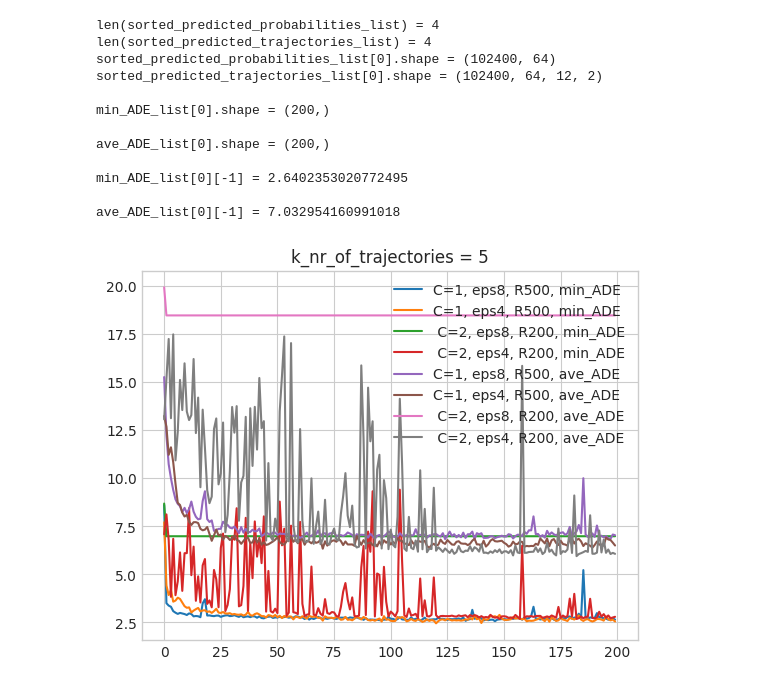
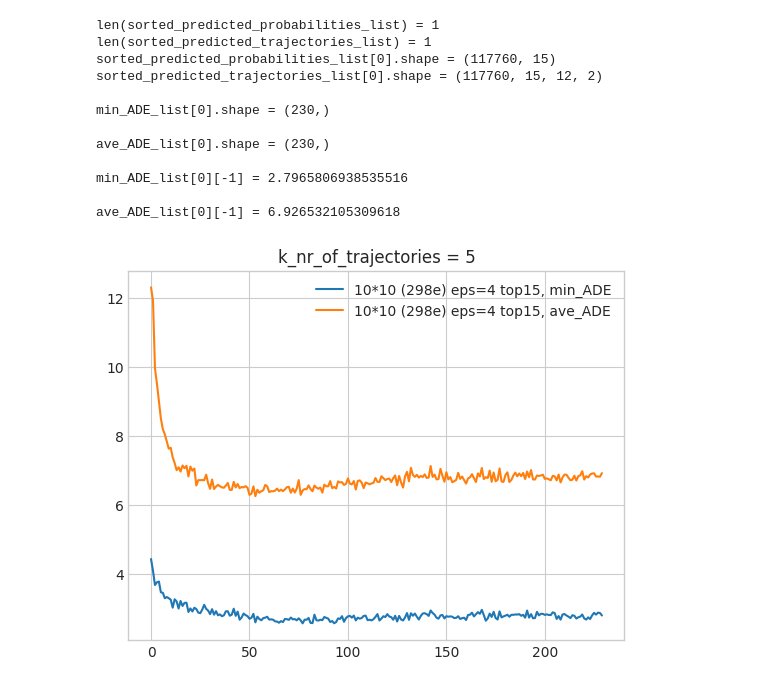
Before and after one commit to dolander1/nuscenes_dolander1, a Jupyter notebook: python-sdk/tutorials/DanielNotebook.ipynb, the cells around one changed output. Saved outputs shown, nothing was run; the diff lists cells and outputs as text; code cells hidden in the pictures.

```diff
--- a/python-sdk/tutorials/DanielNotebook.ipynb
+++ b/python-sdk/tutorials/DanielNotebook.ipynb
@@ -240,42 +311,47 @@ def get_ADE_for_k_trajectories(sorted_predicted_trajectories, ground_truth_traje
 ############### Calculate and plot many files
 
 k_nr_of_trajectories = 5
 
-results1 = [get_sorted_most_likely_trajectories(logits_loaded, lattice) for logits_loaded, lattice in zip(logits_loaded_list, lattice_list)]
-sorted_predicted_probabilities_list, sorted_predicted_trajectories_list = zip(*results1)
+## OLD
+# results1 = [get_sorted_most_likely_trajectories(logits_loaded, lattice) for logits_loaded, lattice in zip(logits_loaded_list, lattice_list)]
+# sorted_predicted_probabilities_list, sorted_predicted_trajectories_list = zip(*results1)
+
+# New
+sorted_predicted_trajectories_list = [get_sorted_most_likely_trajectories(indices_loaded, lattice) for indices_loaded, lattice in zip(indices_loaded_list, lattice_list)]
+sorted_predicted_probabilities_list = probabilities_list.copy()
 
 results2 = [get_ADE_for_k_trajectories(sorted_predicted_trajectories, ground_truth_loaded, k_nr_of_trajectories, train_boolean, dataset_factor) for sorted_predicted_trajectories, ground_truth_loaded, dataset_factor in zip(sorted_predicted_trajectories_list, ground_truth_loaded_list, dataset_factor_list)]
 min_ADE_list, ave_ADE_list = zip(*results2)
 
 print(f"len(sorted_predicted_probabilities_list) = {len(sorted_predicted_probabilities_list)}")
 print(f"len(sorted_predicted_trajectories_list) = {len(sorted_predicted_trajectories_list)}")
 print(f"sorted_predicted_probabilities_list[{file_number}].shape = {sorted_predicted_probabilities_list[file_number].shape}")
 print(f"sorted_predicted_trajectories_list[{file_number}].shape = {sorted_predicted_trajectories_list[file_number].shape}")
 # print(f"sortedTrajectories = {sorted_predicted_trajectories_list[0][2]}") # [0][0/1] and [0][2/3] the same
 
 print(f"\nmin_ADE_list[{file_number}].shape = {min_ADE_list[file_number].shape}")
 print(f"\nave_ADE_list[{file_number}].shape = {ave_ADE_list[file_number].shape}")
 print(f"\nmin_ADE_list[{file_number}][-1] = {min_ADE_list[file_number][-1]}")
 print(f"\nave_ADE_list[{file_number}][-1] = {ave_ADE_list[file_number][-1]}")
 
 
 ## Plot ADE
 [plt.plot(min_ADE, label=legend+', min_ADE') for min_ADE, legend in zip(min_ADE_list, legend_list)]
 [plt.plot(ave_ADE, label=legend+', ave_ADE') for ave_ADE, legend in zip(ave_ADE_list, legend_list)]
 plt.legend();
 plt.title(f"k_nr_of_trajectories = {k_nr_of_trajectories}");
 # %% [output]
-len(sorted_predicted_probabilities_list) = 4
-len(sorted_predicted_trajectories_list) = 4
-sorted_predicted_probabilities_list[0].shape = (102400, 64)
-sorted_predicted_trajectories_list[0].shape = (102400, 64, 12, 2)
+len(sorted_predicted_probabilities_list) = 1
+len(sorted_predicted_trajectories_list) = 1
+sorted_predicted_probabilities_list[0].shape = (117760, 15)
+sorted_predicted_trajectories_list[0].shape = (117760, 15, 12, 2)
 
-min_ADE_list[0].shape = (200,)
+min_ADE_list[0].shape = (230,)
 
-ave_ADE_list[0].shape = (200,)
+ave_ADE_list[0].shape = (230,)
 
-min_ADE_list[0][-1] = 2.6402353020772495
+min_ADE_list[0][-1] = 2.7965806938535516
 
-ave_ADE_list[0][-1] = 7.032954160991018
+ave_ADE_list[0][-1] = 6.926532105309618
-[figure, old version]
+[figure, new version]
 # %%
```
Also changed, not shown: parts of 6 cells of this notebook, 1 other file.
